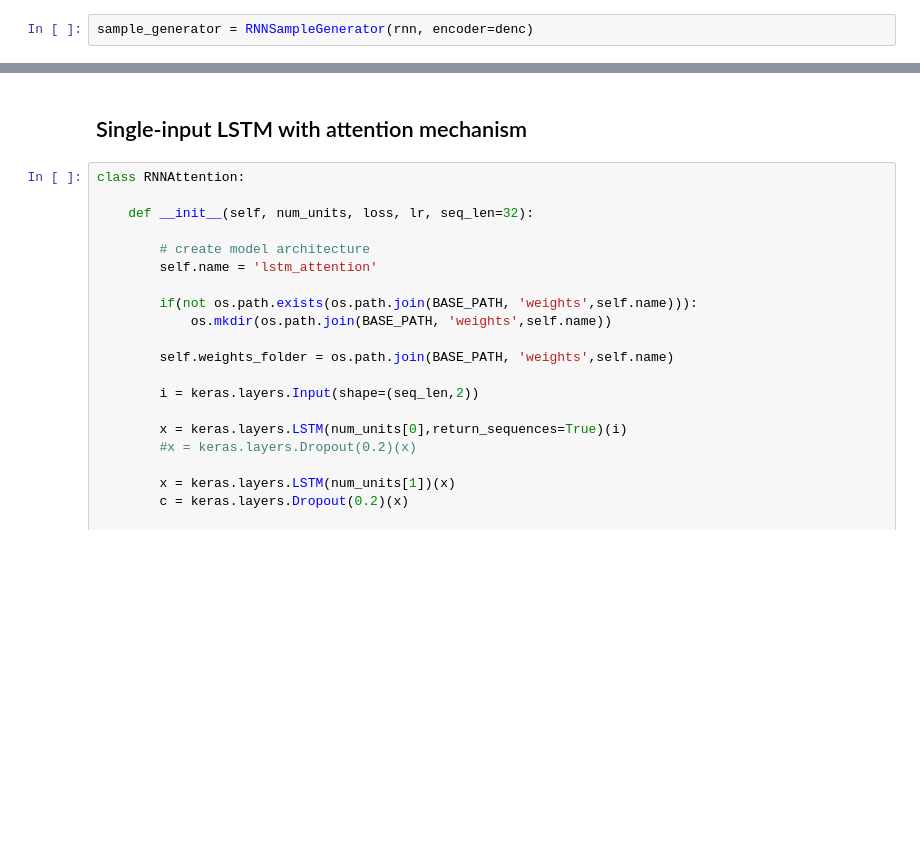
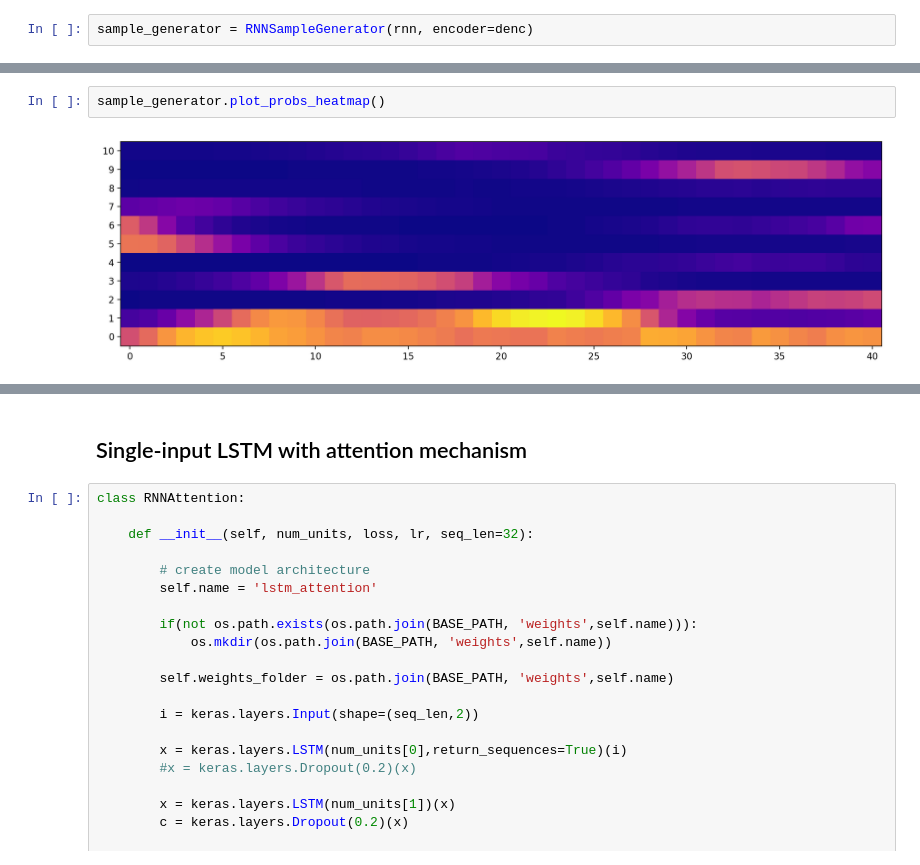
Before and after one commit to STarrio/generative-music, a Jupyter notebook: RNNMusicGeneration.ipynb, the cells around one changed output, grey strips where cells are left out. Drawn from its saved outputs; the diff is of its cells as text; blank space fills up the shorter version.

```diff
--- a/RNNMusicGeneration.ipynb
+++ b/RNNMusicGeneration.ipynb
@@ -467,0 +540,4 @@ Saved with name chopin-base_lstm_n_1.mid.
+# %%
+sample_generator.plot_probs_heatmap()
+# %% [output]
+[figure, added]
```
Also changed, not shown: parts of 9 cells of this notebook.
